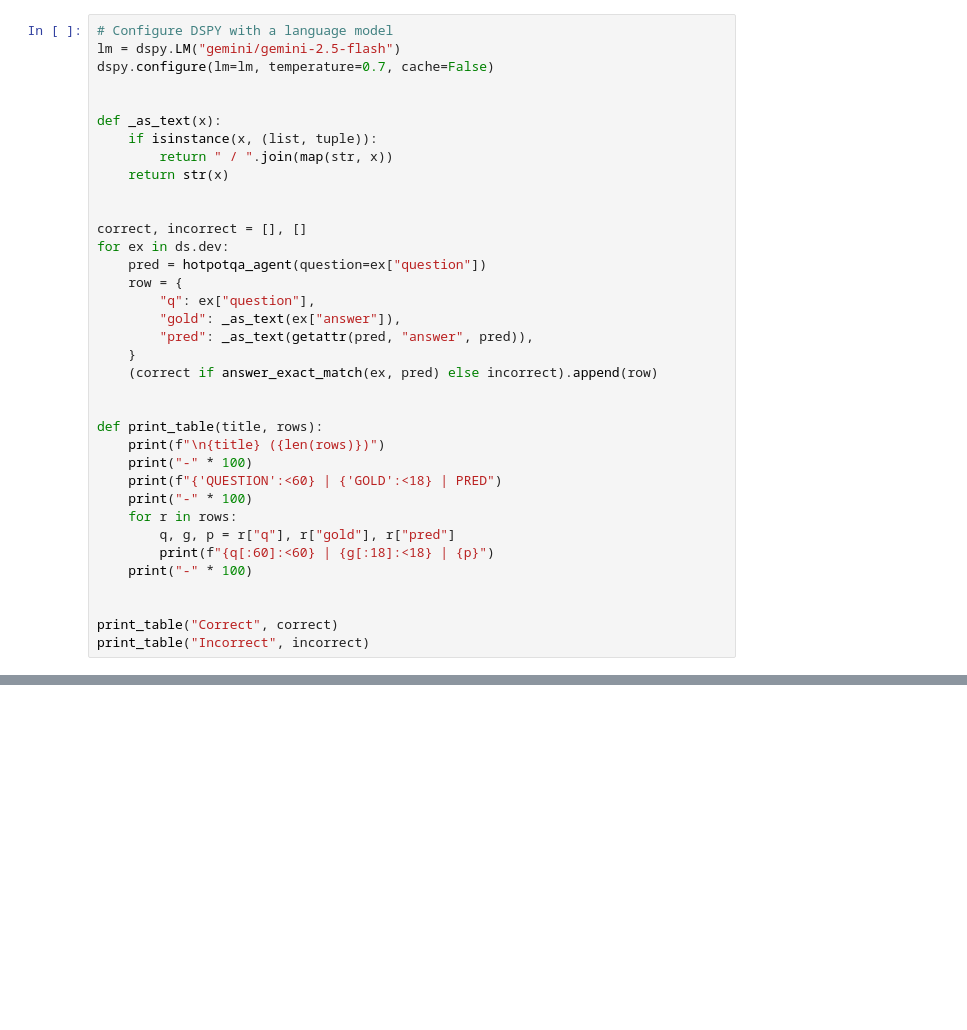
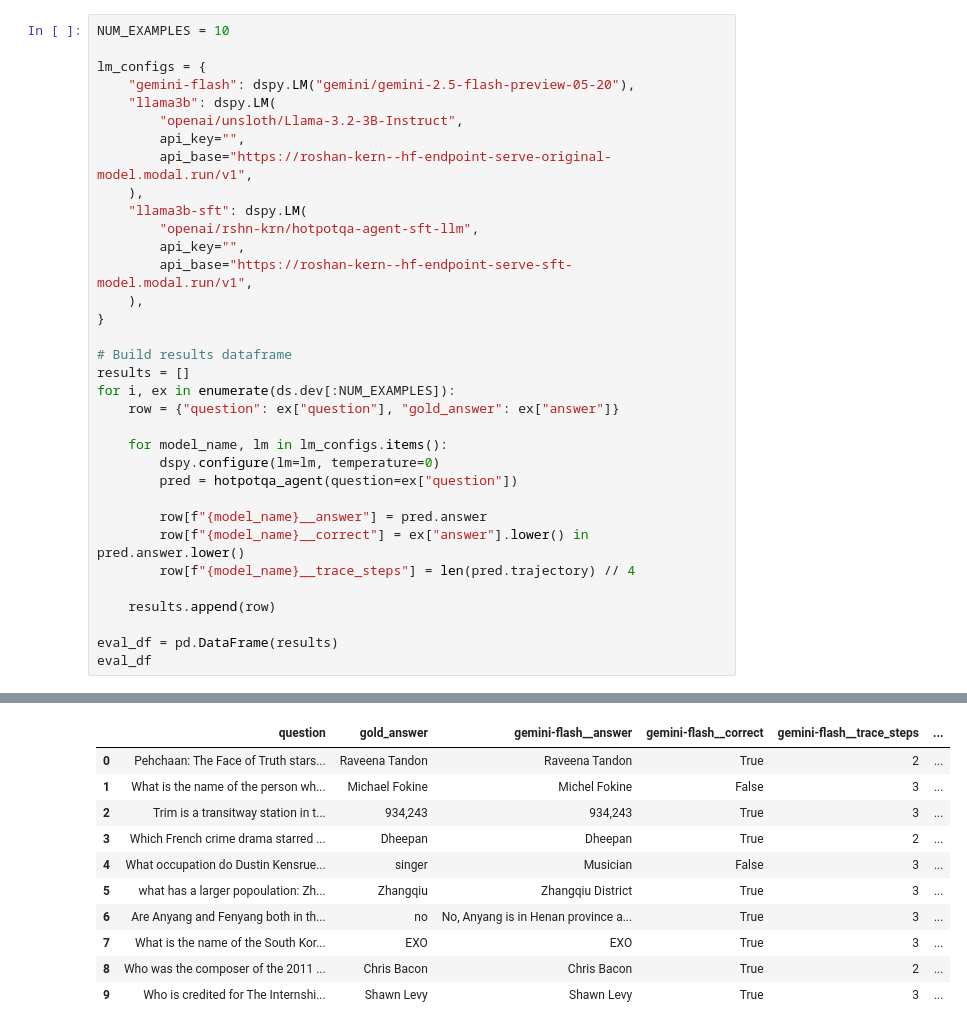
Before and after one commit to roshankern/dspy-lora-agent, a Jupyter notebook: 2.compare_accuracy/eval_llms.ipynb, the cells around one changed output, grey strips where cells are left out. Saved outputs shown, nothing was run; the diff lists cells and outputs as text; blank space fills up the shorter version.

```diff
--- a/2.compare_accuracy/eval_llms.ipynb
+++ b/2.compare_accuracy/eval_llms.ipynb
@@ -24,37 +31,35 @@ If the dataset is based on a loading script, please ask the dataset author to re
 # %%
-# Configure DSPY with a language model
-lm = dspy.LM("gemini/gemini-2.5-flash")
-dspy.configure(lm=lm, temperature=0.7, cache=False)
+NUM_EXAMPLES = 10
 
+lm_configs = {
+    "gemini-flash": dspy.LM("gemini/gemini-2.5-flash-preview-05-20"),
+    "llama3b": dspy.LM(
+        "openai/unsloth/Llama-3.2-3B-Instruct",
+        api_key="",
+        api_base="https://roshan-kern--hf-endpoint-serve-original-model.modal.run/v1",
+    ),
+    "llama3b-sft": dspy.LM(
+        "openai/rshn-krn/hotpotqa-agent-sft-llm",
+        api_key="",
+        api_base="https://roshan-kern--hf-endpoint-serve-sft-model.modal.run/v1",
+    ),
+}
 
-def _as_text(x):
-    if isinstance(x, (list, tuple)):
-        return " / ".join(map(str, x))
-    return str(x)
+# Build results dataframe
+results = []
+for i, ex in enumerate(ds.dev[:NUM_EXAMPLES]):
+    row = {"question": ex["question"], "gold_answer": ex["answer"]}
 
+    for model_name, lm in lm_configs.items():
+        dspy.configure(lm=lm, temperature=0)
+        pred = hotpotqa_agent(question=ex["question"])
 
-correct, incorrect = [], []
-for ex in ds.dev:
-    pred = hotpotqa_agent(question=ex["question"])
-    row = {
-        "q": ex["question"],
-        "gold": _as_text(ex["answer"]),
-        "pred": _as_text(getattr(pred, "answer", pred)),
-    }
-    (correct if answer_exact_match(ex, pred) else incorrect).append(row)
+        row[f"{model_name}__answer"] = pred.answer
+        row[f"{model_name}__correct"] = ex["answer"].lower() in pred.answer.lower()
+        row[f"{model_name}__trace_steps"] = len(pred.trajectory) // 4
 
+    results.append(row)
 
-def print_table(title, rows):
-    print(f"\n{title} ({len(rows)})")
-    print("-" * 100)
-    print(f"{'QUESTION':<60} | {'GOLD':<18} | PRED")
-    print("-" * 100)
-    for r in rows:
-        q, g, p = r["q"], r["gold"], r["pred"]
-        print(f"{q[:60]:<60} | {g[:18]:<18} | {p}")
-    print("-" * 100)
-
-
-print_table("Correct", correct)
-print_table("Incorrect", incorrect)
+eval_df = pd.DataFrame(results)
+eval_df
 # %% [output]
@@ -77,0 +66,11 @@ Are Anyang and Fenyang both in the same province in China?   | no
+|  | question | gold_answer | gemini-flash__answer | gemini-flash__correct | gemini-flash__trace_steps | ... |
+| 0 | Pehchaan: The Face of Truth stars... | Raveena Tandon | Raveena Tandon | True | 2 | ... |
+| 1 | What is the name of the person wh... | Michael Fokine | Michel Fokine | False | 3 | ... |
+| 2 | Trim is a transitway station in t... | 934,243 | 934,243 | True | 3 | ... |
+| 3 | Which French crime drama starred ... | Dheepan | Dheepan | True | 2 | ... |
+| 4 | What occupation do Dustin Kensrue... | singer | Musician | False | 3 | ... |
+| 5 | what has a larger popoulation: Zh... | Zhangqiu | Zhangqiu District | True | 3 | ... |
+| 6 | Are Anyang and Fenyang both in th... | no | No, Anyang is in Henan province a... | True | 3 | ... |
+| 7 | What is the name of the South Kor... | EXO | EXO | True | 3 | ... |
+| 8 | Who was the composer of the 2011 ... | Chris Bacon | Chris Bacon | True | 2 | ... |
+| 9 | Who is credited for The Internshi... | Shawn Levy | Shawn Levy | True | 3 | ... |
```
Also changed, not shown: parts of 5 cells of this notebook, 2 other files.
